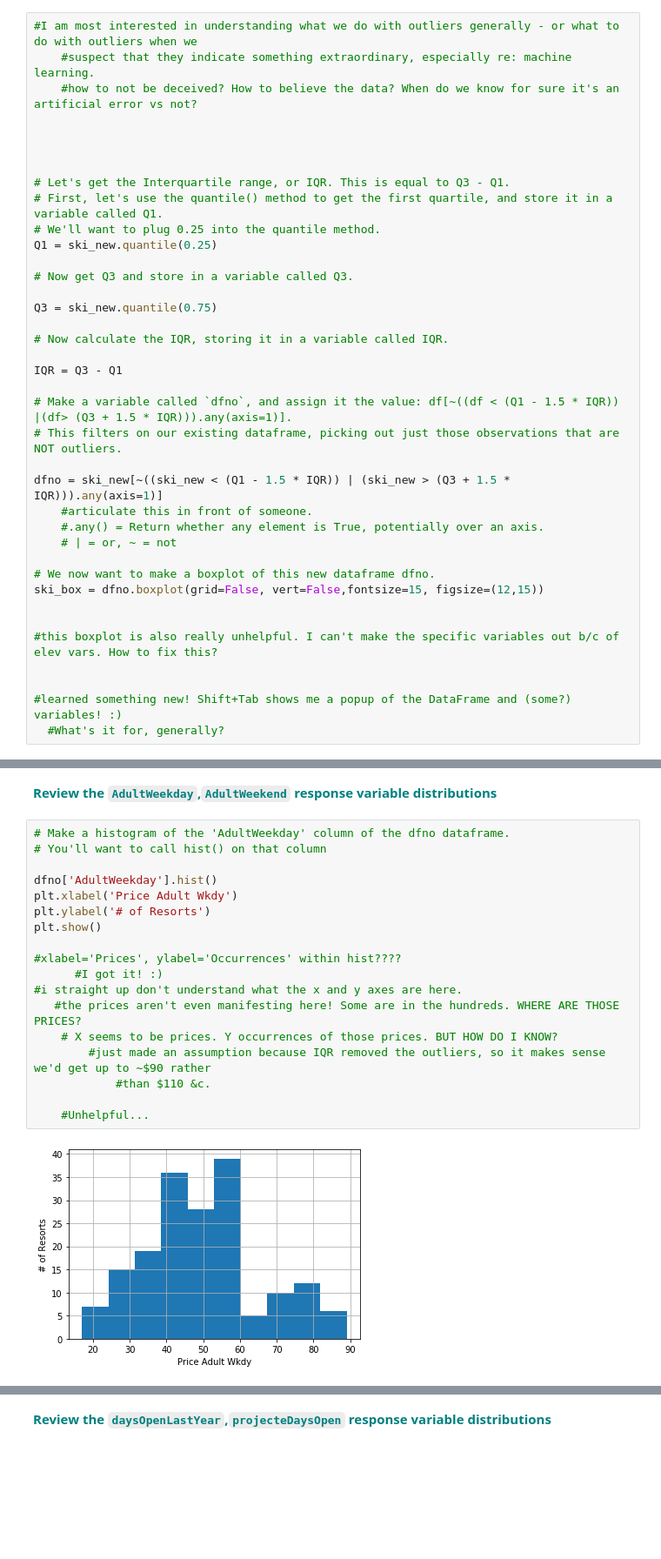
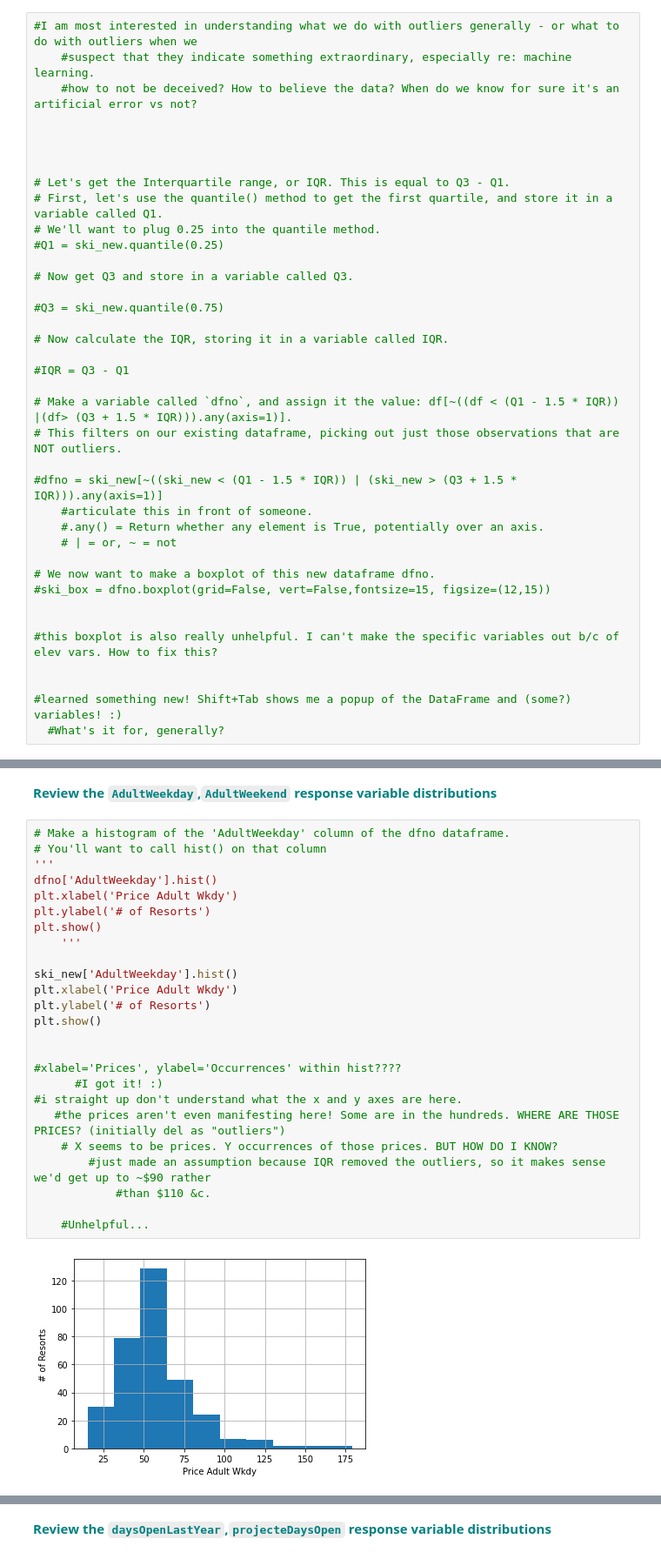
Before and after one commit to rjmalka/Guided-Capstone, a Jupyter notebook: GuidedCapstoneStep3HL.ipynb, the cells around one changed output, grey strips where cells are left out. Shown at 87% size. Cells and saved outputs as stored; diff of their text form; blank space fills up the shorter version.

```diff
--- a/GuidedCapstoneStep3HL.ipynb
+++ b/GuidedCapstoneStep3HL.ipynb
@@ -271,26 +271,26 @@ Hint: Recall from your statistics prework that a common definition of an outlier
 # Let's get the Interquartile range, or IQR. This is equal to Q3 - Q1.
 # First, let's use the quantile() method to get the first quartile, and store it in a variable called Q1.
 # We'll want to plug 0.25 into the quantile method.
-Q1 = ski_new.quantile(0.25)
+#Q1 = ski_new.quantile(0.25)
 
 # Now get Q3 and store in a variable called Q3.
 
-Q3 = ski_new.quantile(0.75)
+#Q3 = ski_new.quantile(0.75)
 
 # Now calculate the IQR, storing it in a variable called IQR.
 
-IQR = Q3 - Q1
+#IQR = Q3 - Q1
 
 # Make a variable called `dfno`, and assign it the value: df[~((df < (Q1 - 1.5 * IQR)) |(df> (Q3 + 1.5 * IQR))).any(axis=1)].
 # This filters on our existing dataframe, picking out just those observations that are NOT outliers.
 
-dfno = ski_new[~((ski_new < (Q1 - 1.5 * IQR)) | (ski_new > (Q3 + 1.5 * IQR))).any(axis=1)]
+#dfno = ski_new[~((ski_new < (Q1 - 1.5 * IQR)) | (ski_new > (Q3 + 1.5 * IQR))).any(axis=1)]
     #articulate this in front of someone.
     #.any() = Return whether any element is True, potentially over an axis.
     # | = or, ~ = not
 
 # We now want to make a boxplot of this new dataframe dfno.
-ski_box = dfno.boxplot(grid=False, vert=False,fontsize=15, figsize=(12,15))
+#ski_box = dfno.boxplot(grid=False, vert=False,fontsize=15, figsize=(12,15))
 
 
 #this boxplot is also really unhelpful. I can't make the specific variables out b/c of elev vars. How to fix this?
@@ -321,22 +318,29 @@ There are many possible response variables you could have identified in Step 1 o
 # %%
 # Make a histogram of the 'AdultWeekday' column of the dfno dataframe.
 # You'll want to call hist() on that column
-
+'''
 dfno['AdultWeekday'].hist()
 plt.xlabel('Price Adult Wkdy')
 plt.ylabel('# of Resorts')
 plt.show()
+    '''
+
+ski_new['AdultWeekday'].hist()
+plt.xlabel('Price Adult Wkdy')
+plt.ylabel('# of Resorts')
+plt.show()
+
 
 #xlabel='Prices', ylabel='Occurrences' within hist????
       #I got it! :)
 #i straight up don't understand what the x and y axes are here.
-   #the prices aren't even manifesting here! Some are in the hundreds. WHERE ARE THOSE PRICES?
+   #the prices aren't even manifesting here! Some are in the hundreds. WHERE ARE THOSE PRICES? (initially del as "outliers")
     # X seems to be prices. Y occurrences of those prices. BUT HOW DO I KNOW?
         #just made an assumption because IQR removed the outliers, so it makes sense we'd get up to ~$90 rather
             #than $110 &c.
 
     #Unhelpful...
 # %% [output]
-[figure, old version]
+[figure, new version]
 # %%
 # Do the same but with the AdultWeekend column
```
Also changed, not shown: parts of 23 cells of this notebook, 1 other file.
